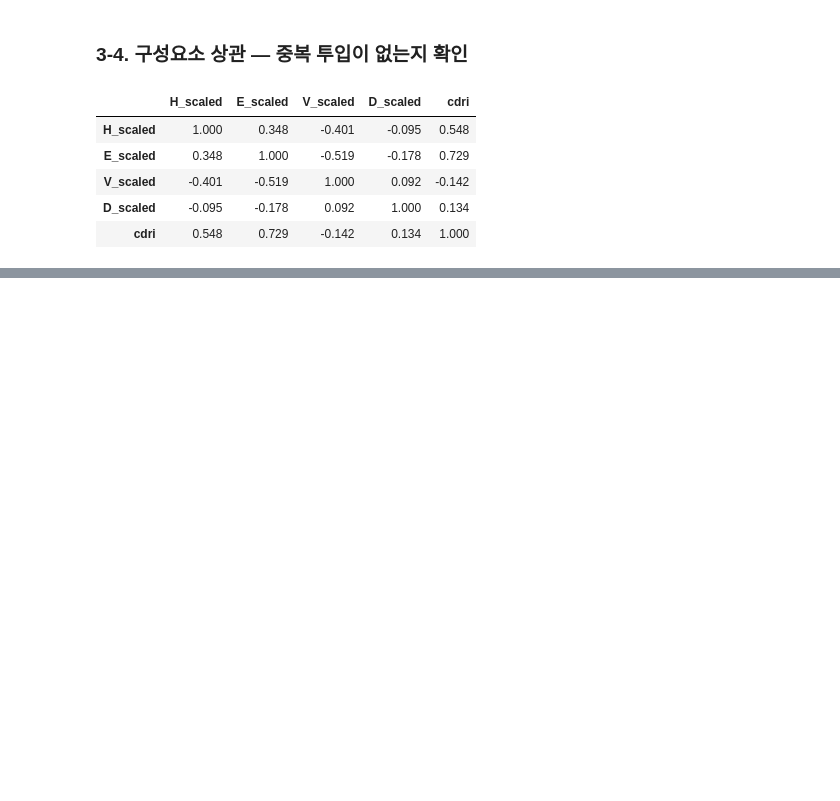
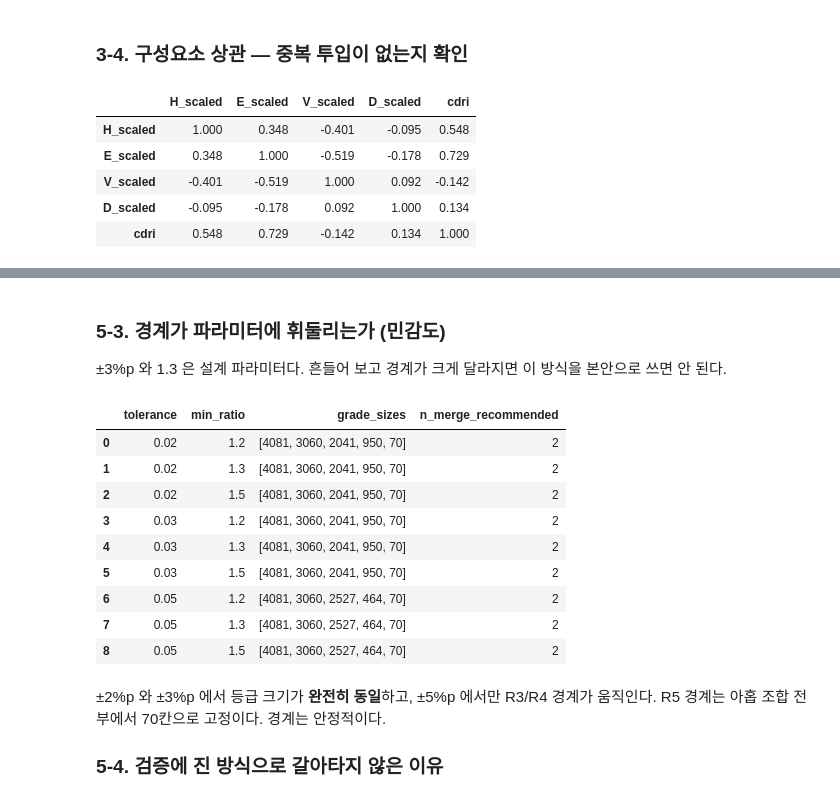
Before and after one commit to JaeHong-Jang/Changwon-, a Jupyter notebook: notebooks/04_modeling.ipynb, the cells around one changed output, grey strips where cells are left out. Cells and saved outputs as stored; diff of their text form; code cells hidden in the pictures; blank space fills up the shorter version.

```diff
--- a/notebooks/04_modeling.ipynb
+++ b/notebooks/04_modeling.ipynb
@@ -331,0 +434,11 @@ cdri[["H_scaled", "E_scaled", "V_scaled", "D_scaled", "cdri"]].corr().round(3)
+# %%
+gs = m7["grade_system"]
+print("본안 :", gs["scheme"])
+print("사유 :", gs["scheme_reason"])
+print()
+cal = gs["calibration"]
+print("경계 (R1~R4 상한):", [round(b, 4) for b in cal["breaks"]])
+print("등급 크기        :", cal["grade_sizes"])
+print("PAV 단절점 수    :", cal["n_pav_breaks"])
+print()
+pd.DataFrame(cal["moves"])
@@ -331,0 +531,25 @@ cdri[["H_scaled", "E_scaled", "V_scaled", "D_scaled", "cdri"]].corr().round(3)
+# %% [markdown]
+### 5-3. 경계가 파라미터에 휘둘리는가 (민감도)
+
+±3%p 와 1.3 은 설계 파라미터다. 흔들어 보고 경계가 크게 달라지면 이 방식을 본안으로
+쓰면 안 된다.
+# %%
+sens = pd.DataFrame(cal["sensitivity"])
+sens["grade_sizes"] = sens["grade_sizes"].astype(str)
+sens.drop(columns=["breaks"])
+# %% [output]
+|  | tolerance | min_ratio | grade_sizes | n_merge_recommended |
+| 0 | 0.02 | 1.2 | [4081, 3060, 2041, 950, 70] | 2 |
+| 1 | 0.02 | 1.3 | [4081, 3060, 2041, 950, 70] | 2 |
+| 2 | 0.02 | 1.5 | [4081, 3060, 2041, 950, 70] | 2 |
+| 3 | 0.03 | 1.2 | [4081, 3060, 2041, 950, 70] | 2 |
+| 4 | 0.03 | 1.3 | [4081, 3060, 2041, 950, 70] | 2 |
+| 5 | 0.03 | 1.5 | [4081, 3060, 2041, 950, 70] | 2 |
+| 6 | 0.05 | 1.2 | [4081, 3060, 2527, 464, 70] | 2 |
+| 7 | 0.05 | 1.3 | [4081, 3060, 2527, 464, 70] | 2 |
+| 8 | 0.05 | 1.5 | [4081, 3060, 2527, 464, 70] | 2 |
+# %% [markdown]
+±2%p 와 ±3%p 에서 등급 크기가 **완전히 동일**하고, ±5%p 에서만 R3/R4 경계가 움직인다.
+R5 경계는 아홉 조합 전부에서 70칸으로 고정이다. 경계는 안정적이다.
+
+### 5-4. 검증에 진 방식으로 갈아타지 않은 이유
```
Also changed, not shown: parts of 24 cells of this notebook, 7 other files.
